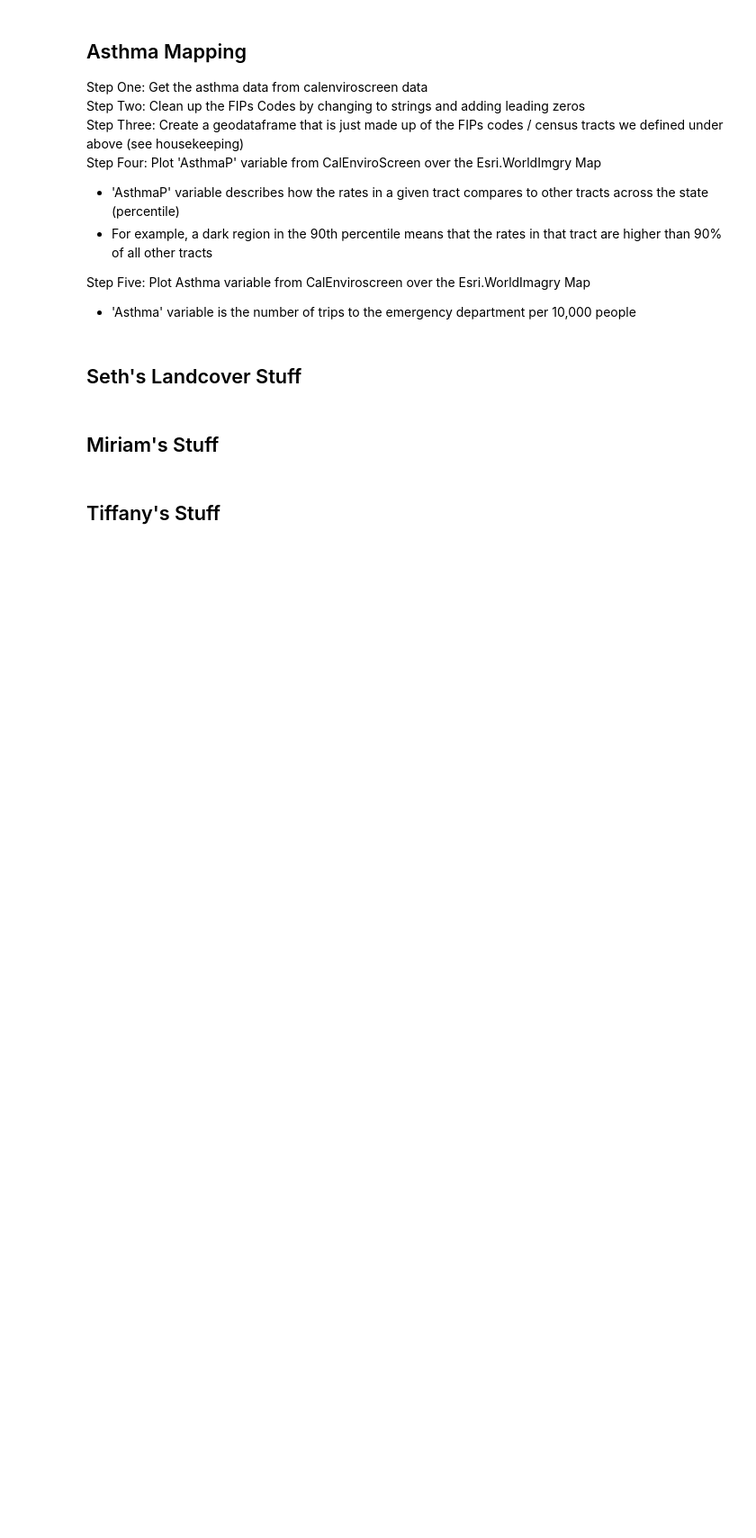
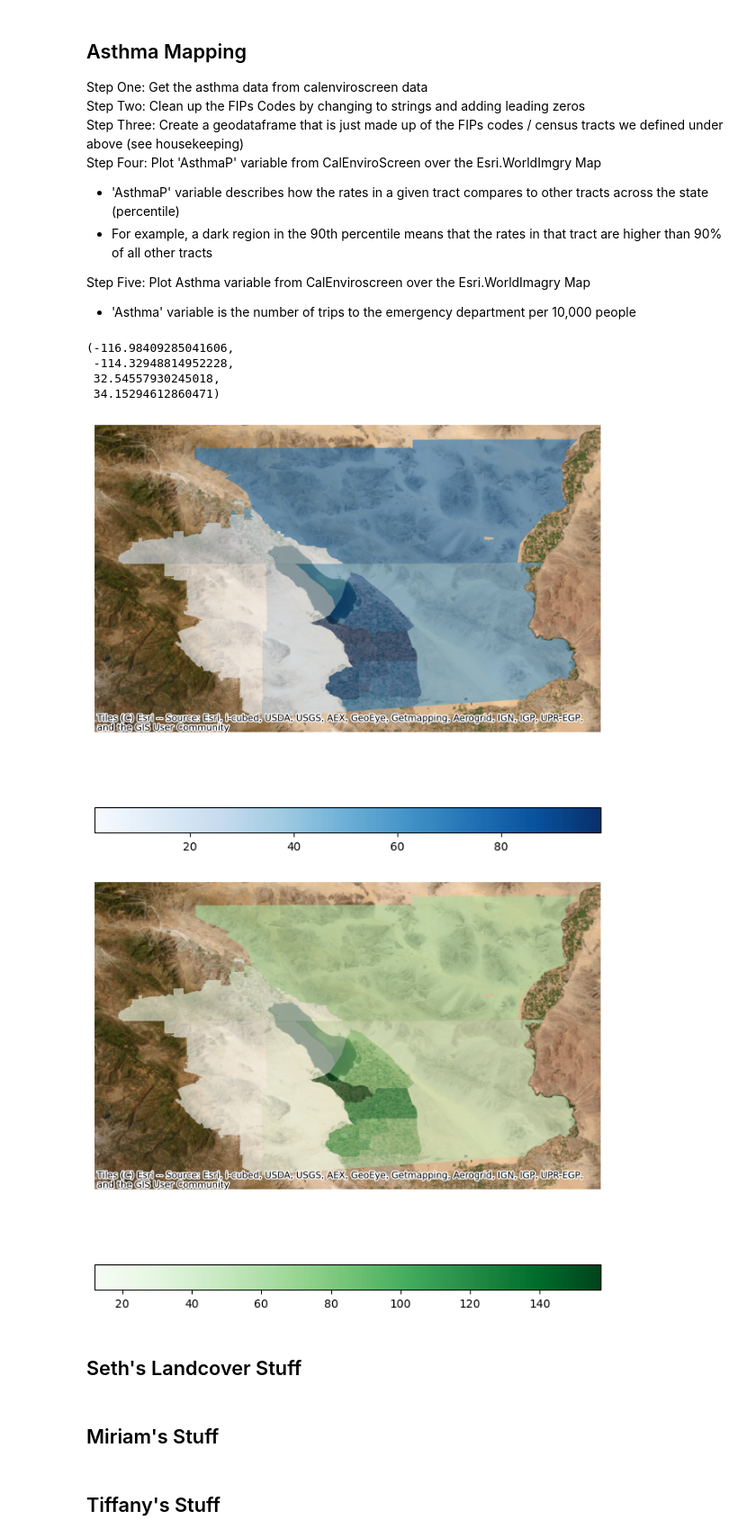
Before and after one commit to STReichert/Salton_Sea_Environmental_Disaster, a Jupyter notebook: Week_7/clean_notebook.ipynb, the cells around one changed output. Shown at 90% size. Cells and saved outputs as stored; diff of their text form; code cells hidden in the pictures; blank space fills up the shorter version.

```diff
--- a/Week_7/clean_notebook.ipynb
+++ b/Week_7/clean_notebook.ipynb
@@ -126,7 +126,7 @@ Step Five: Plot Asthma variable from CalEnviroscreen over the Esri.WorldImagry M
 # %%
 #Step One:
 calenviro_file = "data/CalEnviroScreen/calenviroscreen.zip"
-calenviro = gpd.read_file(asthma_file)
+calenviro = gpd.read_file(calenviro_file)
 
 #Step Two:
 calenviro['Tract'] = calenviro['Tract'].astype('int')
@@ -138,35 +138,42 @@ calenv_gdf= calenviro[calenviro['Tract'].isin(Our_FIPs)]
 
 # Step Four:
 calenv_gdf = calenv_gdf.to_crs(epsg=4236)
-fig,ax = plt.subplots(figsize=(10,10))
+fig,ax = plt.subplots(figsize=(8,8))
 calenv_gdf.plot(ax=ax,
                column='AsthmaP',
                legend=True,
                cmap='Blues',
                alpha=0.6,
               legend_kwds={"orientation": "horizontal"}
               )
 ctx.add_basemap(ax=ax,
                 crs=calenv_gdf.crs.to_string(),
                 source=ctx.providers.Esri.WorldImagery
                 )
 ax.axis('off')
 
 #Step Five:
 calenv_gdf = calenv_gdf.to_crs(epsg=4236)
-fig,ax = plt.subplots(figsize=(12,12))
+fig,ax = plt.subplots(figsize=(8,8))
 calenv_gdf.plot(ax=ax,
                column='Asthma',
                legend=True,
                cmap='Greens',
                alpha=0.6,
               legend_kwds={"orientation": "horizontal"}
               )
 ctx.add_basemap(ax=ax,
                 crs=calenv_gdf.crs.to_string(),
                 source=ctx.providers.Esri.WorldImagery
                 )
 ax.axis('off')
+# %% [output]
+(-116.98409285041606,
+ -114.32948814952228,
+ 32.54557930245018,
+ 34.15294612860471)
+[figure, added]
+[figure, added]
 # %% [markdown]
 ## Seth's Landcover Stuff
 # %%
```
Also changed, not shown: parts of 3 cells of this notebook.
